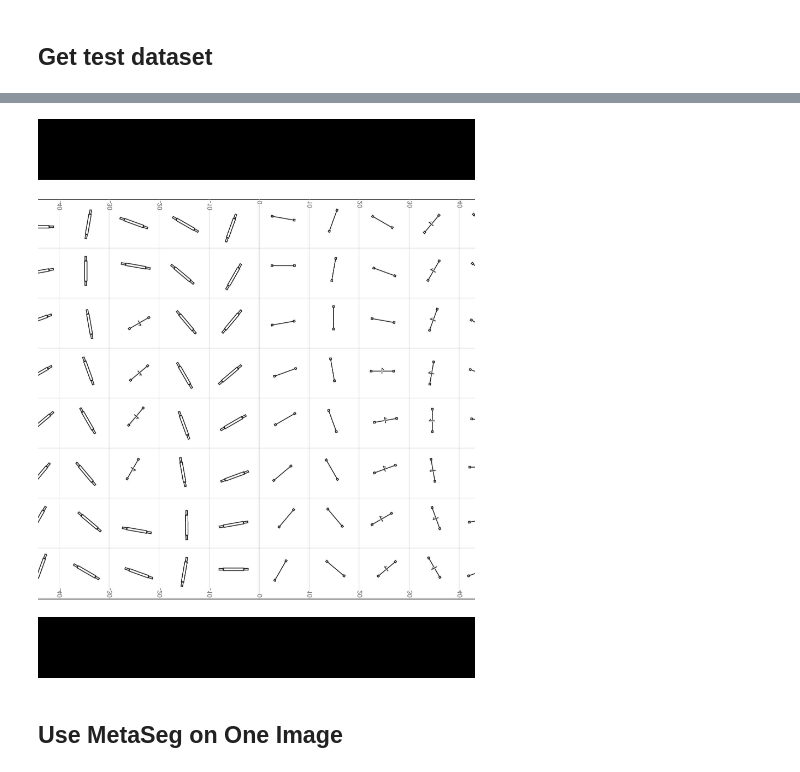
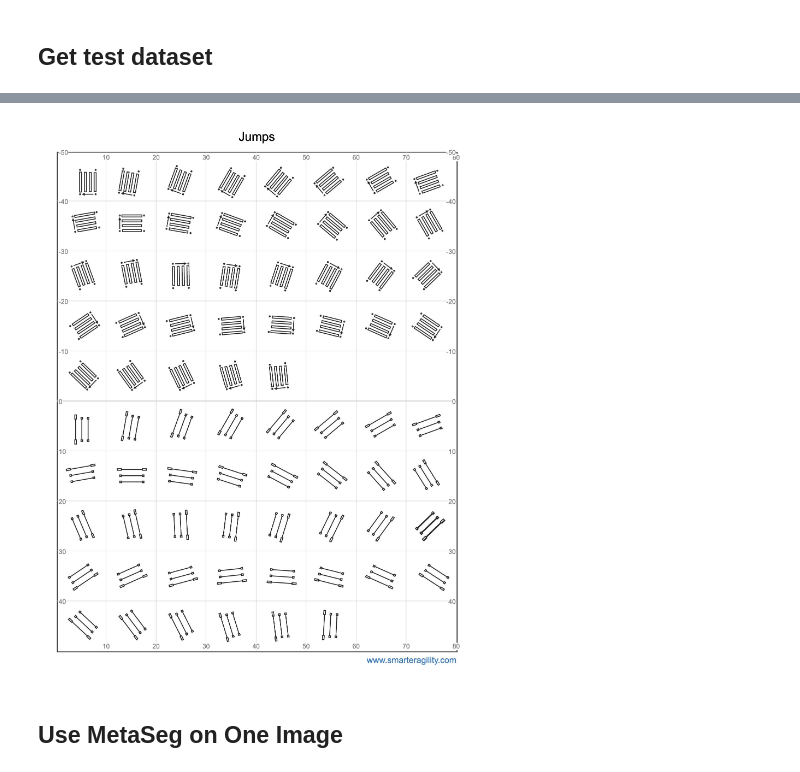
Before and after one commit to saschwarz/yolov8-bbox-segment-anything, a Jupyter notebook: Yolov8_bbox_segment_anything.ipynb, the cells around one changed output, grey strips where cells are left out. Cells and saved outputs as stored; diff of their text form; code cells hidden in the pictures.

```diff
--- a/Yolov8_bbox_segment_anything.ipynb
+++ b/Yolov8_bbox_segment_anything.ipynb
@@ -57,8 +63,8 @@ fatal: destination path 'yolov8-bbox-segment-anything' already exists and is not
 # %%
 from IPython.display import Image
-Image("/content/yolov8-bbox-segment-anything/dataset/test/images/jumps-2_277303_png.rf.83ecc0ce51aec854b221952d5c1ecccb.jpg")
+Image("/content/yolov8-bbox-segment-anything/dataset/test/images/jumps_277237-1-_png.rf.042f0cedb04d03ff80f23bd7409454ad.jpg")
 # %% [output]
-[figure, old version]
+[figure, new version]
 # %% [markdown]
 ## Use MetaSeg on One Image
 # %%
```
Also changed, not shown: parts of 7 cells of this notebook.
